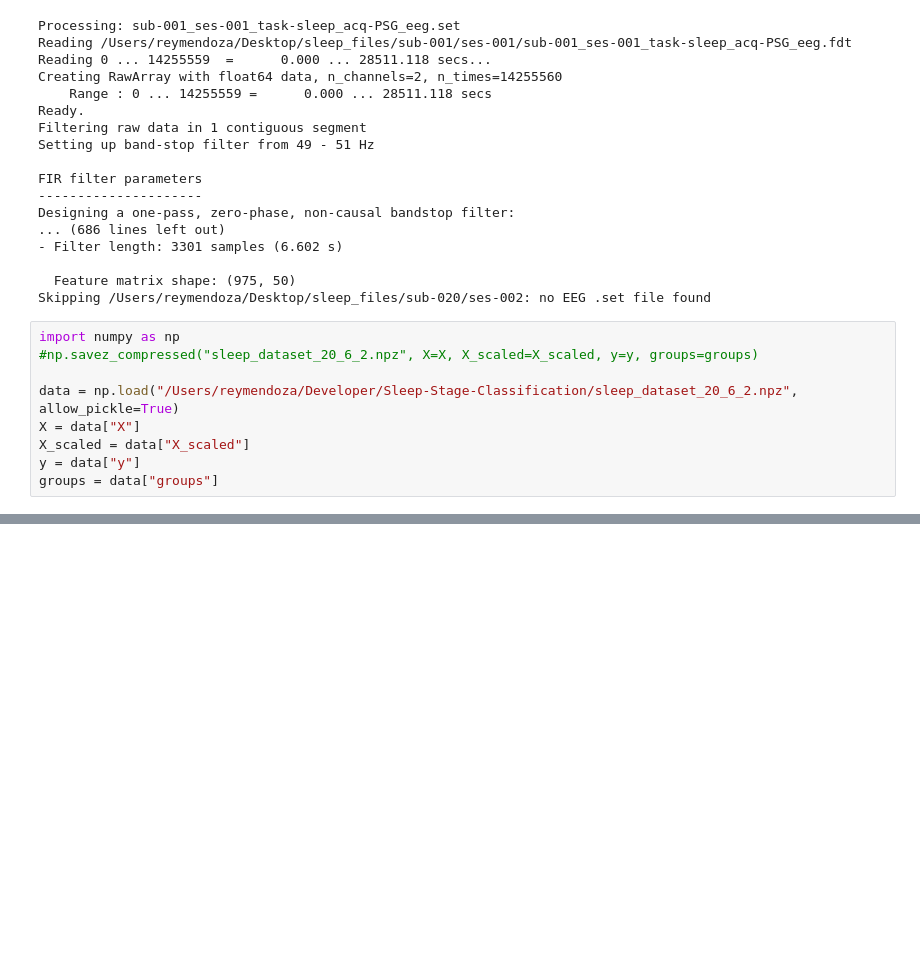
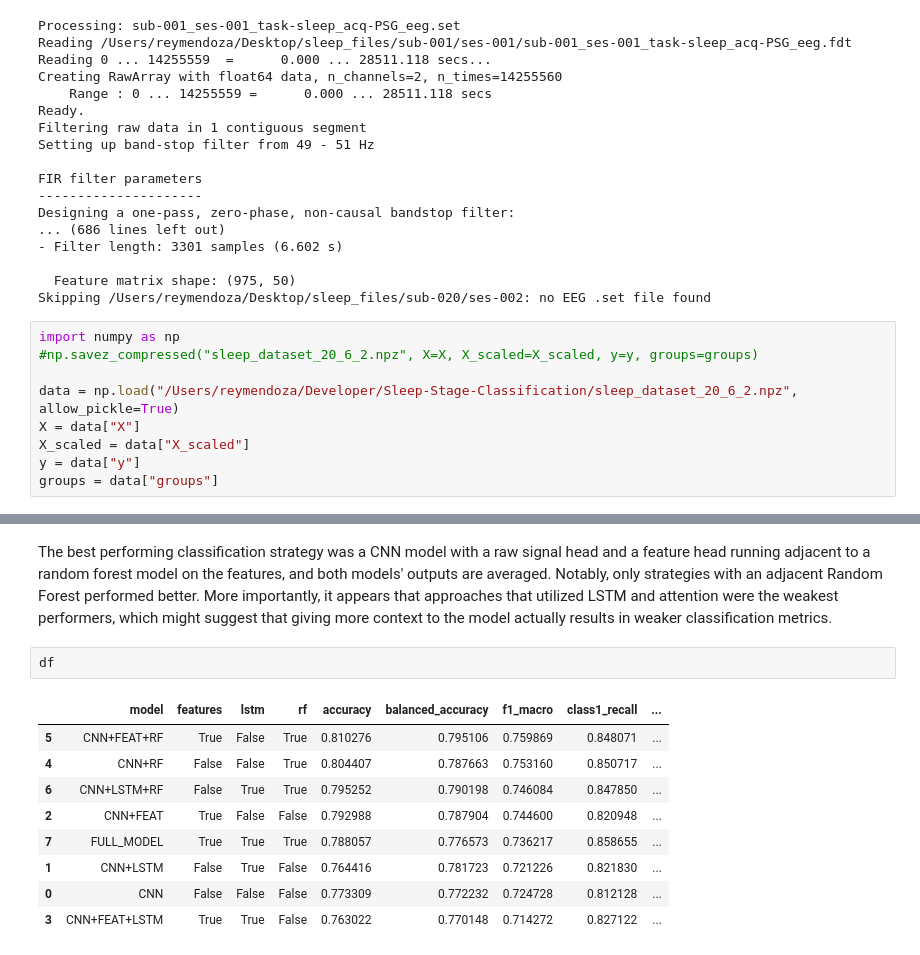
Before and after one commit to reyjm111/Sleep-Stage-Classification, a Jupyter notebook: file_processing.ipynb, the cells around one changed output, grey strips where cells are left out. Drawn from its saved outputs; the diff is of its cells as text; blank space fills up the shorter version.

```diff
--- a/file_processing.ipynb
+++ b/file_processing.ipynb
@@ -68,2 +186,16 @@ Row-normalized confusion matrix:
+# %% [markdown]
+The best performing classification strategy was a CNN model with a raw signal head and a feature head running adjacent to a random forest model on the features, and both models' outputs are averaged. Notably, only strategies with an adjacent Random Forest performed better. More importantly, it appears that approaches that utilized LSTM and attention were the weakest performers, which might suggest that giving more context to the model actually results in weaker classification metrics.
+# %%
+df
+# %% [output]
+|  | model | features | lstm | rf | accuracy | balanced_accuracy | f1_macro | class1_recall | ... |
+| 5 | CNN+FEAT+RF | True | False | True | 0.810276 | 0.795106 | 0.759869 | 0.848071 | ... |
+| 4 | CNN+RF | False | False | True | 0.804407 | 0.787663 | 0.753160 | 0.850717 | ... |
+| 6 | CNN+LSTM+RF | False | True | True | 0.795252 | 0.790198 | 0.746084 | 0.847850 | ... |
+| 2 | CNN+FEAT | True | False | False | 0.792988 | 0.787904 | 0.744600 | 0.820948 | ... |
+| 7 | FULL_MODEL | True | True | True | 0.788057 | 0.776573 | 0.736217 | 0.858655 | ... |
+| 1 | CNN+LSTM | False | True | False | 0.764416 | 0.781723 | 0.721226 | 0.821830 | ... |
+| 0 | CNN | False | False | False | 0.773309 | 0.772232 | 0.724728 | 0.812128 | ... |
+| 3 | CNN+FEAT+LSTM | True | True | False | 0.763022 | 0.770148 | 0.714272 | 0.827122 | ... |
 # %%
 from metric_visualization import plot_normalized_confusion_matrix
```
Also changed, not shown: parts of 12 cells of this notebook, 3 other files.
